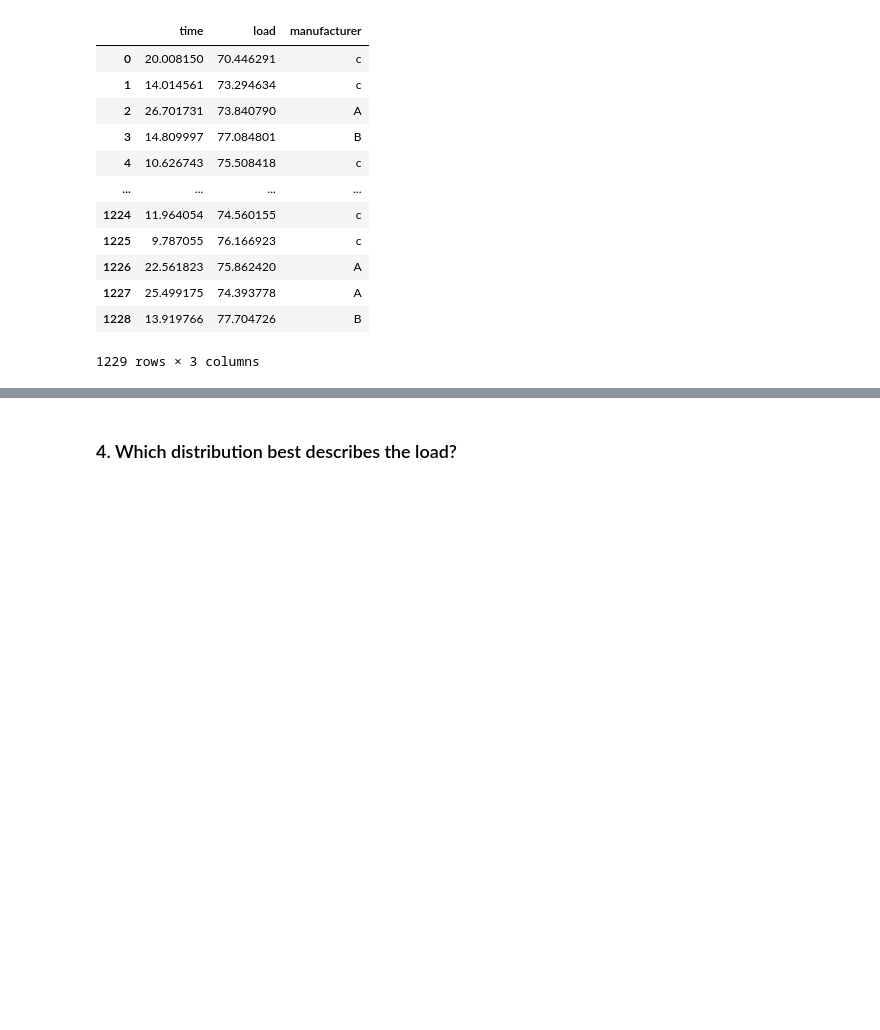
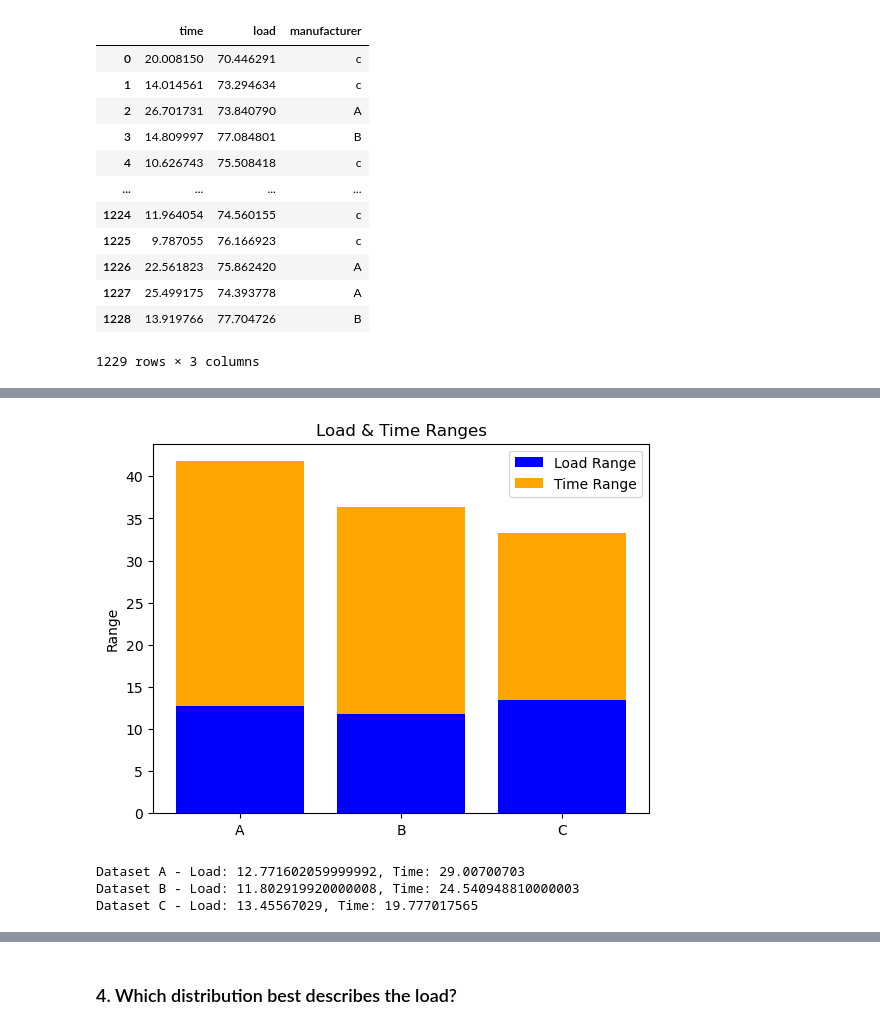
Before and after one commit to iorthethug/IAI-eMaintenance-Assignment-1, a Jupyter notebook: ass2.ipynb, the cells around one changed output, grey strips where cells are left out. Drawn from its saved outputs; the diff is of its cells as text; code cells hidden in the pictures; blank space fills up the shorter version.

```diff
--- a/ass2.ipynb
+++ b/ass2.ipynb
@@ -54,0 +79,27 @@ dfc = grpByManu.get_group(('c',))
+# %%
+rLoadA, rTimeA = dfa[['load', 'time']].max() - dfa[['load', 'time']].min()
+rLoadB, rTimeB = dfb[['load', 'time']].max() - dfb[['load', 'time']].min()
+rLoadC, rTimeC = dfc[['load', 'time']].max() - dfc[['load', 'time']].min()
+
+# Data
+datasets = ['A', 'B', 'C']
+rLoad = [rLoadA, rLoadB, rLoadC]
+rTime = [rTimeA, rTimeB, rTimeC]
+
+plt.bar(datasets, rLoad, label='Load Range', color='blue')
+plt.bar(datasets, rTime, label='Time Range', color='orange', bottom=rLoad)
+
+plt.ylabel('Range')
+plt.title('Load & Time Ranges')
+plt.legend()
+plt.show()
+
+#exact numbers for the ranges
+print(f"Dataset A - Load: {rLoadA}, Time: {rTimeA}")
+print(f"Dataset B - Load: {rLoadB}, Time: {rTimeB}")
+print(f"Dataset C - Load: {rLoadC}, Time: {rTimeC}")
+# %% [output]
+[figure, added]
+Dataset A - Load: 12.771602059999992, Time: 29.00700703
+Dataset B - Load: 11.802919920000008, Time: 24.540948810000003
+Dataset C - Load: 13.45567029, Time: 19.777017565
```
Also changed, not shown: parts of 21 cells of this notebook.
